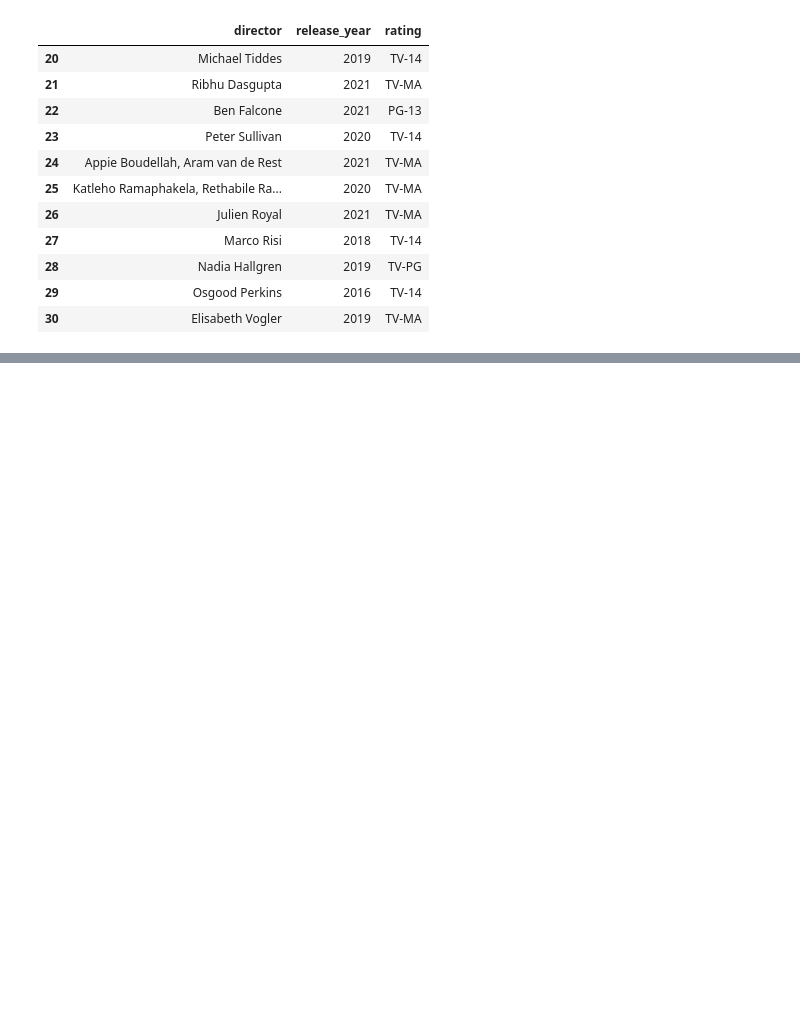
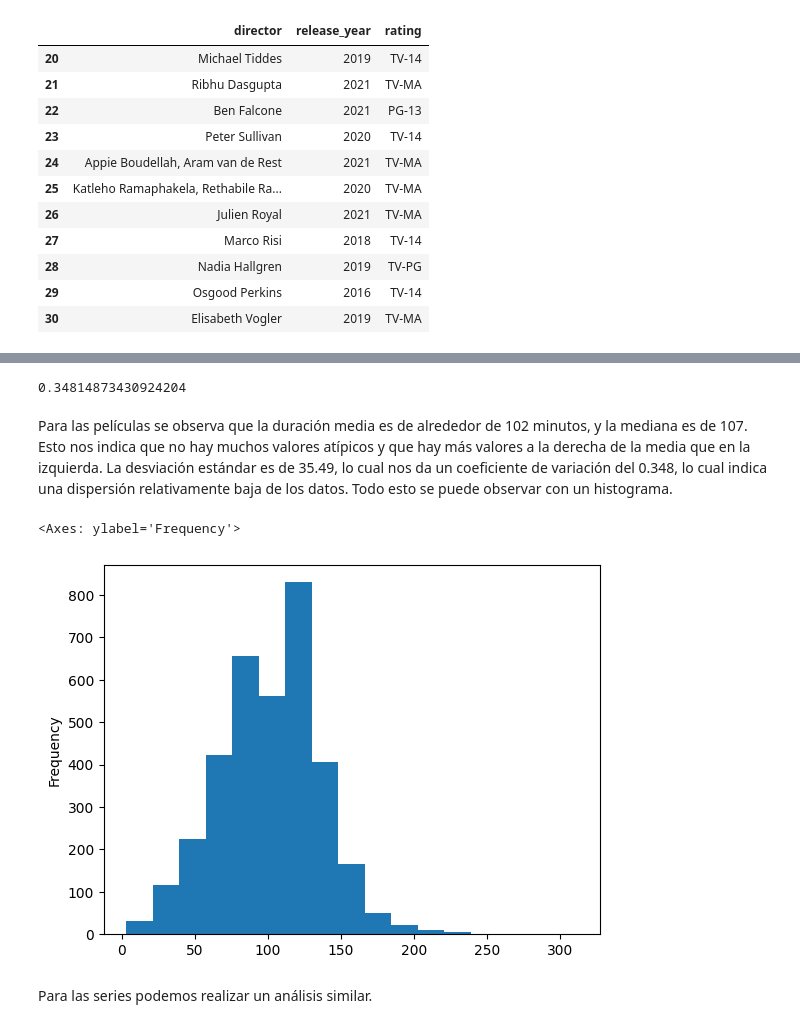
Before and after one commit to yanruwu/hackio-lab-pandas, a Jupyter notebook: laboratorio-modulo2-leccion02-eda-union.ipynb, the cells around one changed output, grey strips where cells are left out. Saved outputs shown, nothing was run; the diff lists cells and outputs as text; code cells hidden in the pictures; blank space fills up the shorter version.

```diff
--- a/laboratorio-modulo2-leccion02-eda-union.ipynb
+++ b/laboratorio-modulo2-leccion02-eda-union.ipynb
@@ -717,0 +723,6 @@ df_merged.iloc[20:31,[5,9,10]]
+# %%
+df_movies = df_merged[df_merged["type"] == "Movie"].reset_index(drop = True)
+df_tvshow = df_merged[df_merged["type"] == "TV Show"].reset_index(drop = True)
+
+display(df_movies.head(2))
+display(df_tvshow.head(2))
@@ -717,0 +738,10 @@ df_merged.iloc[20:31,[5,9,10]]
+# %%
+import re
+
+def movie_duration(x):
+    try:
+        return int(re.sub(" min", "", str(x)))
+    except ValueError:
+        return np.nan
+
+df_movies["duration"] = np.array(list(map(movie_duration , df_movies["duration"].values)))
@@ -717,0 +760,13 @@ df_merged.iloc[20:31,[5,9,10]]
+# %%
+df_movies["duration"].describe()["std"]/df_movies["duration"].describe()["mean"]
+# %% [output]
+0.34814873430924204
+# %% [markdown]
+Para las películas se observa que la duración media es de alrededor de 102 minutos, y la mediana es de 107. Esto nos indica que no hay muchos valores atípicos y que hay más valores a la derecha de la media que en la izquierda. La desviación estándar es de 35.49, lo cual nos da un coeficiente de variación del 0.348, lo cual indica una dispersión relativamente baja de los datos. Todo esto se puede observar con un histograma.
+# %%
+df_movies["duration"].plot.hist(bins=17)
+# %% [output]
+<Axes: ylabel='Frequency'>
+[figure, added]
+# %% [markdown]
+Para las series podemos realizar un análisis similar.
```
Also changed, not shown: parts of 11 cells of this notebook.
